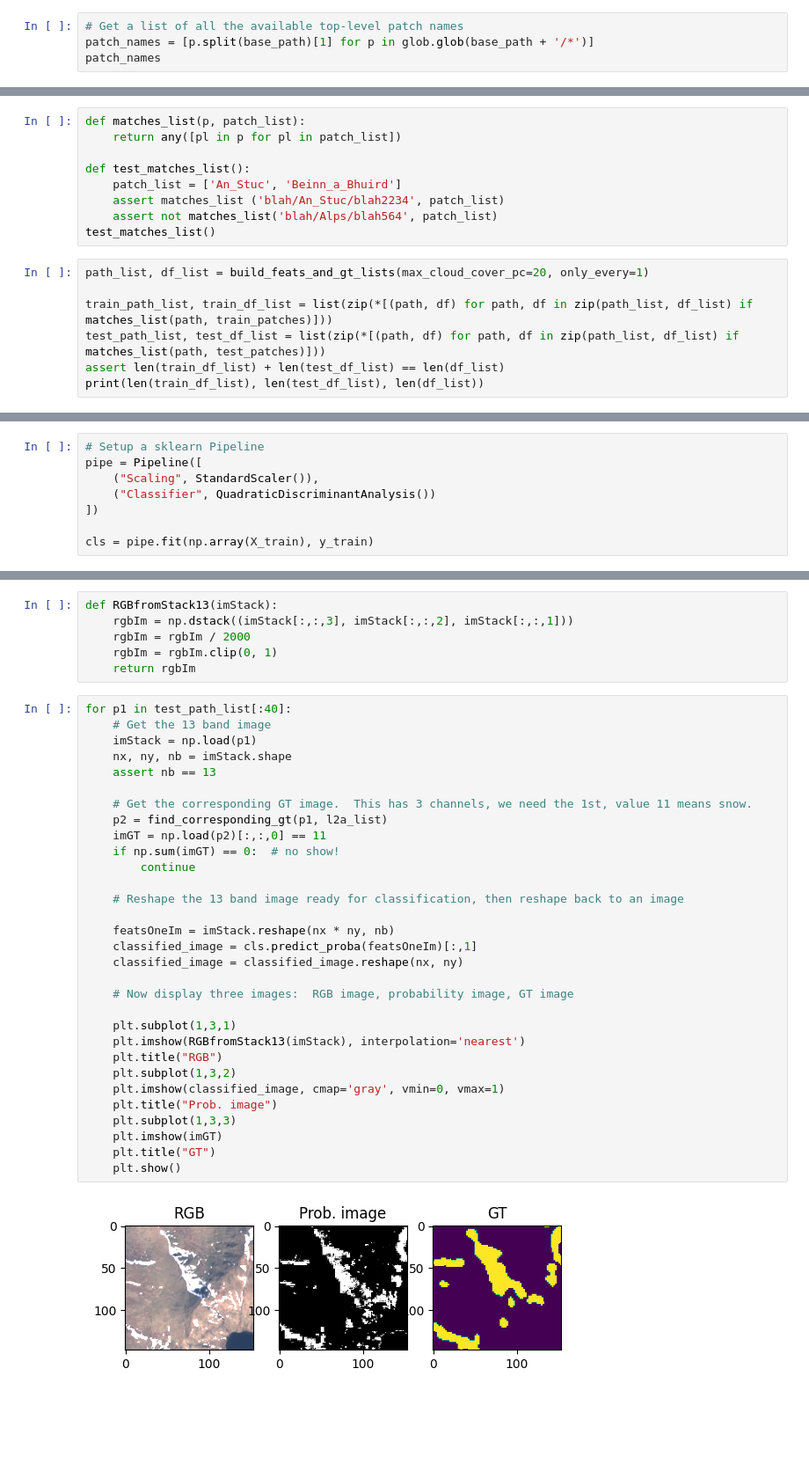
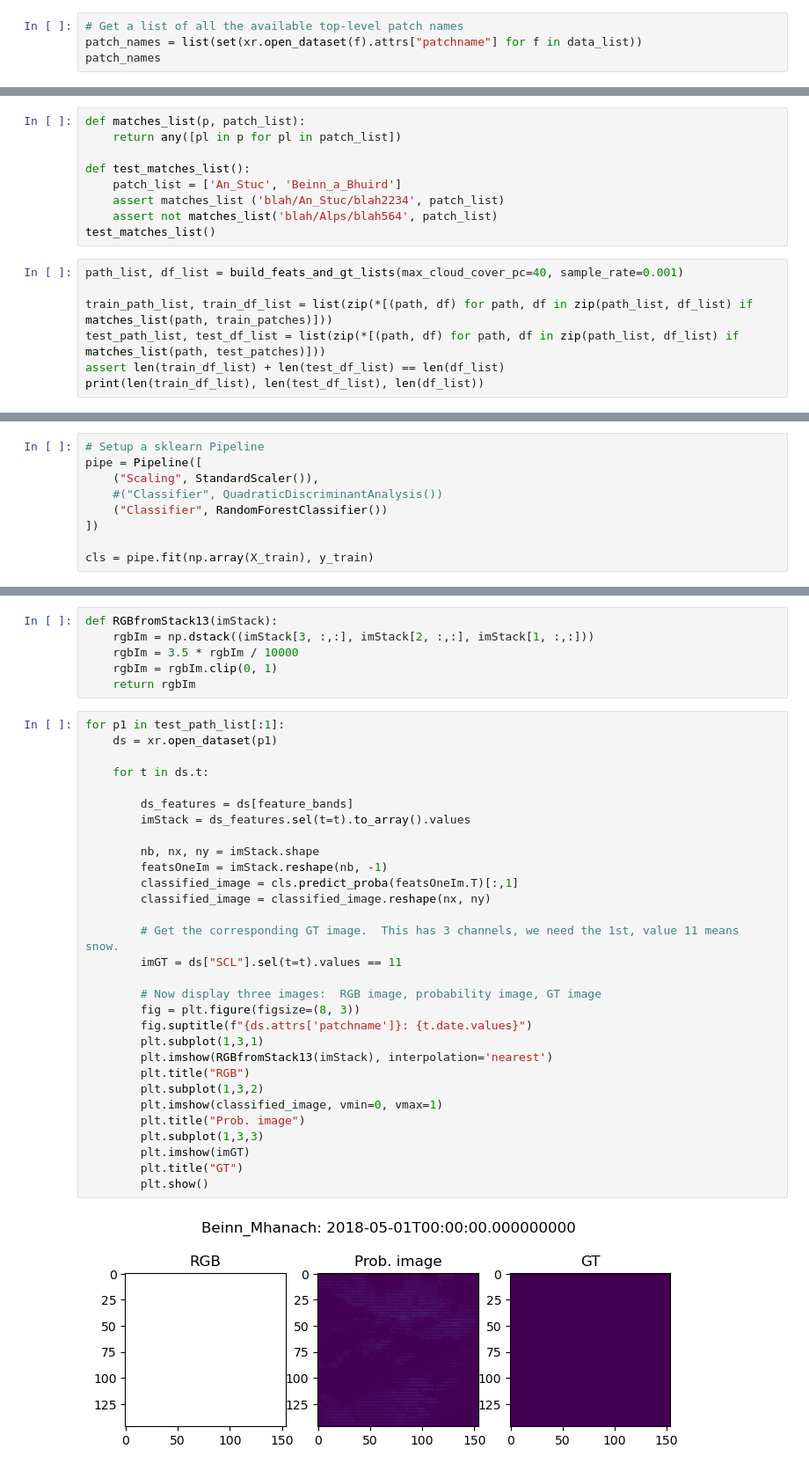
Before and after one commit to SimonFisher92/Scottish_Snow, a Jupyter notebook: notebooks/per-pixel-classifier.ipynb, the cells around one changed output, grey strips where cells are left out. Shown at 88% size. Saved outputs shown, nothing was run; the diff lists cells and outputs as text; blank space fills up the shorter version.

Commit message:
#29: Updated notebook to work with .nc data

```diff
--- a/notebooks/per-pixel-classifier.ipynb
+++ b/notebooks/per-pixel-classifier.ipynb
@@ -213,6 +209,6 @@ Total #pixels: 203740, class counts: Counter({False: 176342, True: 27398})
 ## Split robustly on a patch basis
 # %%
 # Get a list of all the available top-level patch names
-patch_names = [p.split(base_path)[1] for p in glob.glob(base_path + '/*')]
+patch_names = list(set(xr.open_dataset(f).attrs["patchname"] for f in data_list))
 patch_names
 # %% [output]
@@ -248,7 +249,7 @@ def test_matches_list():
     assert not matches_list('blah/Alps/blah564', patch_list)
 test_matches_list()
 # %%
-path_list, df_list = build_feats_and_gt_lists(max_cloud_cover_pc=20, only_every=1)
+path_list, df_list = build_feats_and_gt_lists(max_cloud_cover_pc=40, sample_rate=0.001)
 
 train_path_list, train_df_list = list(zip(*[(path, df) for path, df in zip(path_list, df_list) if matches_list(path, train_patches)]))
 test_path_list, test_df_list = list(zip(*[(path, df) for path, df in zip(path_list, df_list) if matches_list(path, test_patches)]))
@@ -279,7 +284,8 @@ X_test, y_test = build_total_df_and_gt(test_df_list)
 # Setup a sklearn Pipeline
 pipe = Pipeline([
     ("Scaling", StandardScaler()),
-    ("Classifier", QuadraticDiscriminantAnalysis())
+    #("Classifier", QuadraticDiscriminantAnalysis())
+    ("Classifier", RandomForestClassifier())
 ])
 
 cls = pipe.fit(np.array(X_train), y_train)
@@ -295,39 +301,38 @@ array([[2934925,  184132],
 # %%
 def RGBfromStack13(imStack):
-    rgbIm = np.dstack((imStack[:,:,3], imStack[:,:,2], imStack[:,:,1]))
-    rgbIm = rgbIm / 2000
+    rgbIm = np.dstack((imStack[3, :,:], imStack[2, :,:], imStack[1, :,:]))
+    rgbIm = 3.5 * rgbIm / 10000
     rgbIm = rgbIm.clip(0, 1)
     return rgbIm
 # %%
-for p1 in test_path_list[:40]:
-    # Get the 13 band image
-    imStack = np.load(p1)
-    nx, ny, nb = imStack.shape
-    assert nb == 13
+for p1 in test_path_list[:1]:
+    ds = xr.open_dataset(p1)
 
-    # Get the corresponding GT image.  This has 3 channels, we need the 1st, value 11 means snow.
-    p2 = find_corresponding_gt(p1, l2a_list)
-    imGT = np.load(p2)[:,:,0] == 11
-    if np.sum(imGT) == 0:  # no show!
-        continue
+    for t in ds.t:
 
-    # Reshape the 13 band image ready for classification, then reshape back to an image
+        ds_features = ds[feature_bands]
+        imStack = ds_features.sel(t=t).to_array().values
 
-    featsOneIm = imStack.reshape(nx * ny, nb)
-    classified_image = cls.predict_proba(featsOneIm)[:,1]
-    classified_image = classified_image.reshape(nx, ny)
+        nb, nx, ny = imStack.shape
+        featsOneIm = imStack.reshape(nb, -1)
+        classified_image = cls.predict_proba(featsOneIm.T)[:,1]
+        classified_image = classified_image.reshape(nx, ny)
 
-    # Now display three images:  RGB image, probability image, GT image
+        # Get the corresponding GT image.  This has 3 channels, we need the 1st, value 11 means snow.
+        imGT = ds["SCL"].sel(t=t).values == 11
 
-    plt.subplot(1,3,1)
-    plt.imshow(RGBfromStack13(imStack), interpolation='nearest')
-    plt.title("RGB")
-    plt.subplot(1,3,2)
-    plt.imshow(classified_image, cmap='gray', vmin=0, vmax=1)
-    plt.title("Prob. image")
-    plt.subplot(1,3,3)
-    plt.imshow(imGT)
-    plt.title("GT")
-    plt.show()
+        # Now display three images:  RGB image, probability image, GT image
+        fig = plt.figure(figsize=(8, 3))
+        fig.suptitle(f"{ds.attrs['patchname']}: {t.date.values}")
+        plt.subplot(1,3,1)
+        plt.imshow(RGBfromStack13(imStack), interpolation='nearest')
+        plt.title("RGB")
+        plt.subplot(1,3,2)
+        plt.imshow(classified_image, vmin=0, vmax=1)
+        plt.title("Prob. image")
+        plt.subplot(1,3,3)
+        plt.imshow(imGT)
+        plt.title("GT")
+        plt.show()
 # %% [output]
-[figure, old version]
+[figure, new version]
```
Also changed, not shown: parts of 14 cells of this notebook.
